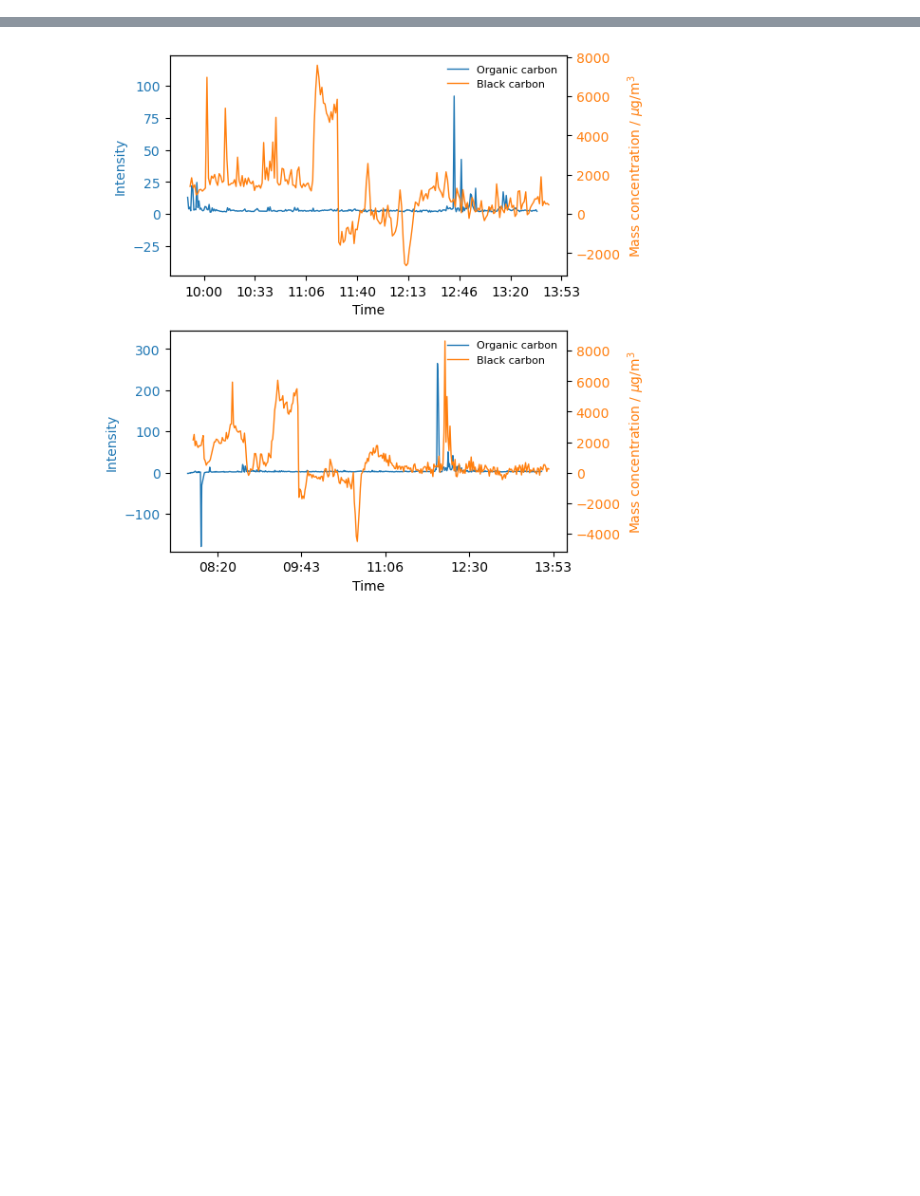
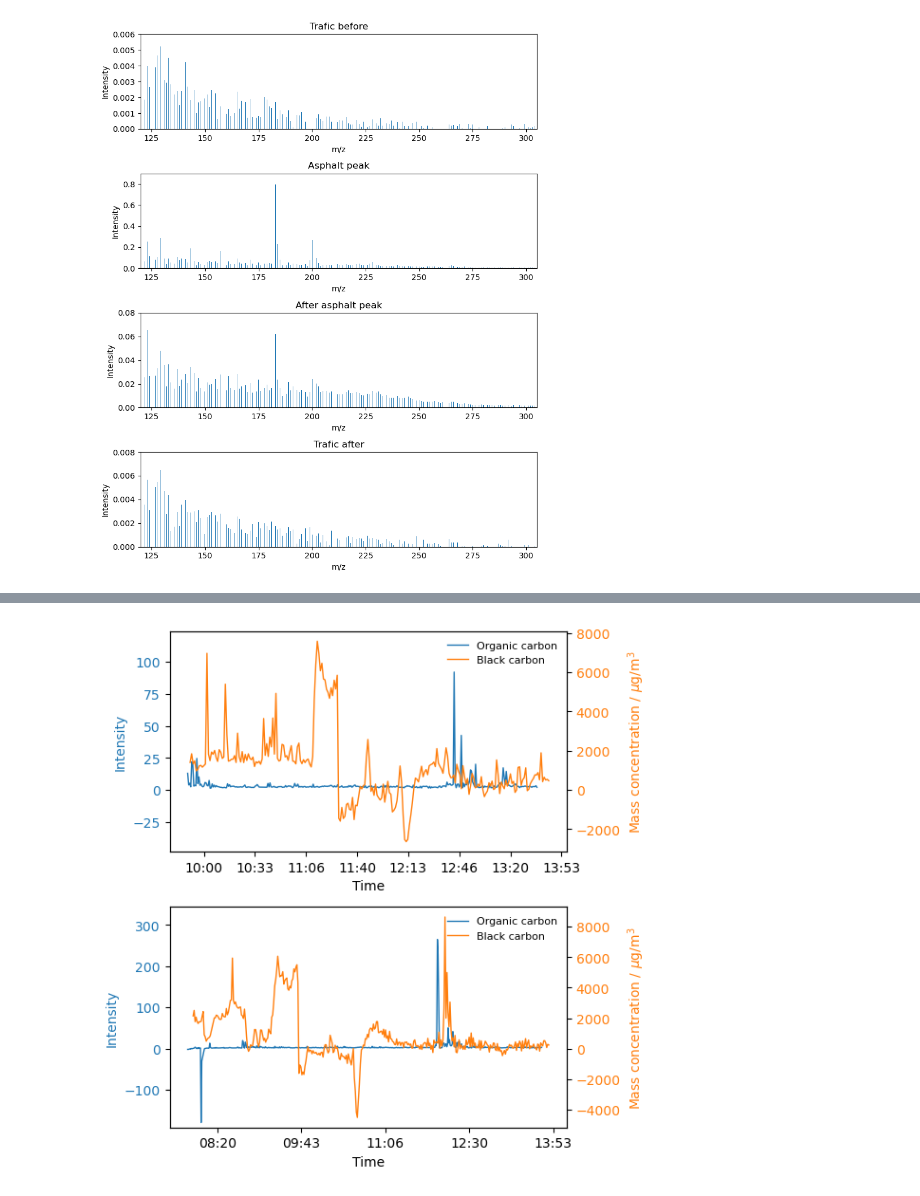
Before and after one commit to Normann25/NFA_project, a Jupyter notebook: field.ipynb, the cells around one changed output, grey strips where cells are left out. Saved outputs shown, nothing was run; the diff lists cells and outputs as text; code cells hidden in the pictures; blank space fills up the shorter version.

```diff
--- a/field.ipynb
+++ b/field.ipynb
@@ -71,0 +93,17 @@ plt.show()
+# %%
+fig, ax = plt.subplots(4, 1, figsize = (8, 10))
+
+plot_MS(ax[0], MS['Trafic_before'], 'vesterbrogade 13062023', 'Trafic before')
+plot_MS(ax[1], MS['Asphalt_peak'], 'vesterbrogade 13062023', 'Asphalt peak')
+plot_MS(ax[2], MS['After_AP'], 'vesterbrogade 13062023', 'After asphalt peak')
+plot_MS(ax[3], MS['Trafic_after'], 'vesterbrogade 13062023', 'Trafic after')
+ax[0].set(xlim = (120, 305), ylim = (0, 0.006))
+ax[1].set(xlim = (120, 305), ylim = (0, 0.9))
+ax[2].set(xlim = (120, 305), ylim = (0, 0.08))
+ax[3].set(xlim = (120, 305), ylim = (0, 0.008))
+
+fig.tight_layout()
+fig.savefig('Field_data/13062023.png', dpi = 600)
+plt.show()
+# %% [output]
+[figure, added]
```
Also changed, not shown: parts of 5 cells of this notebook.
